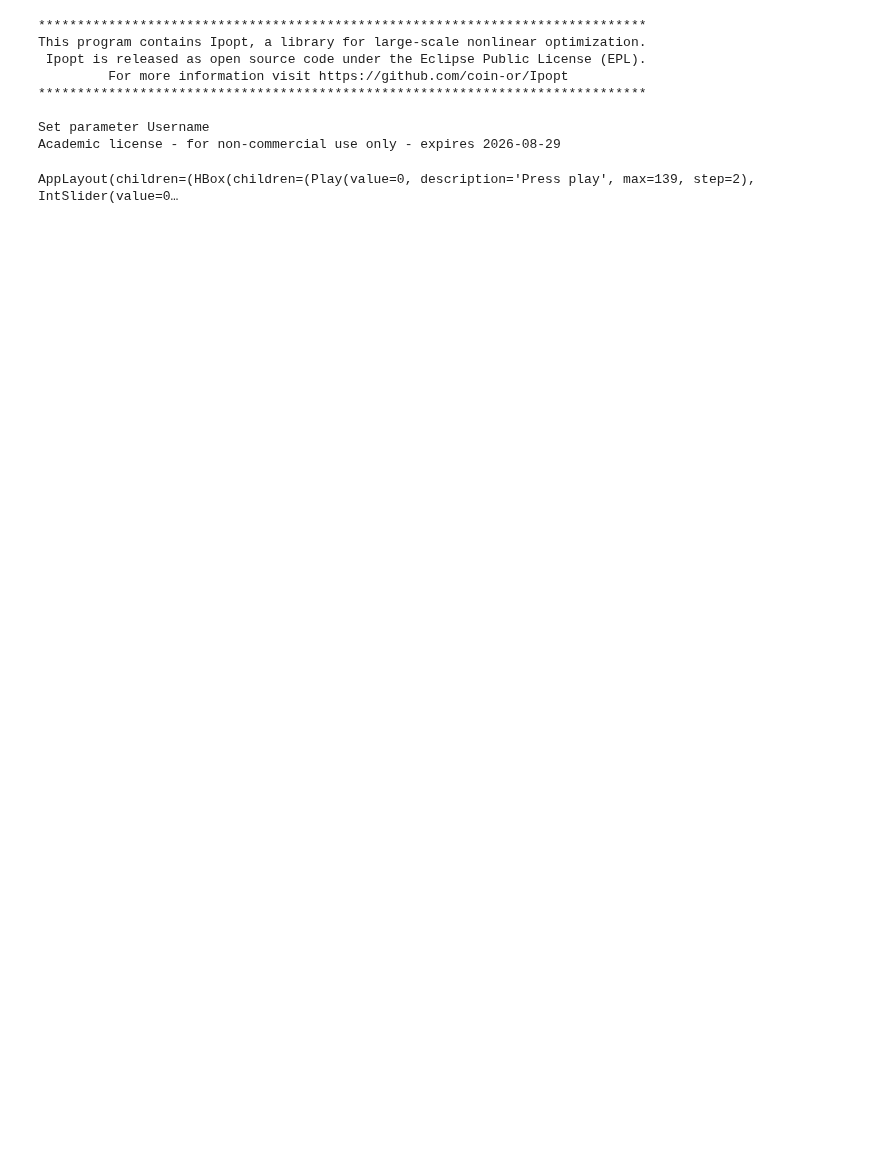
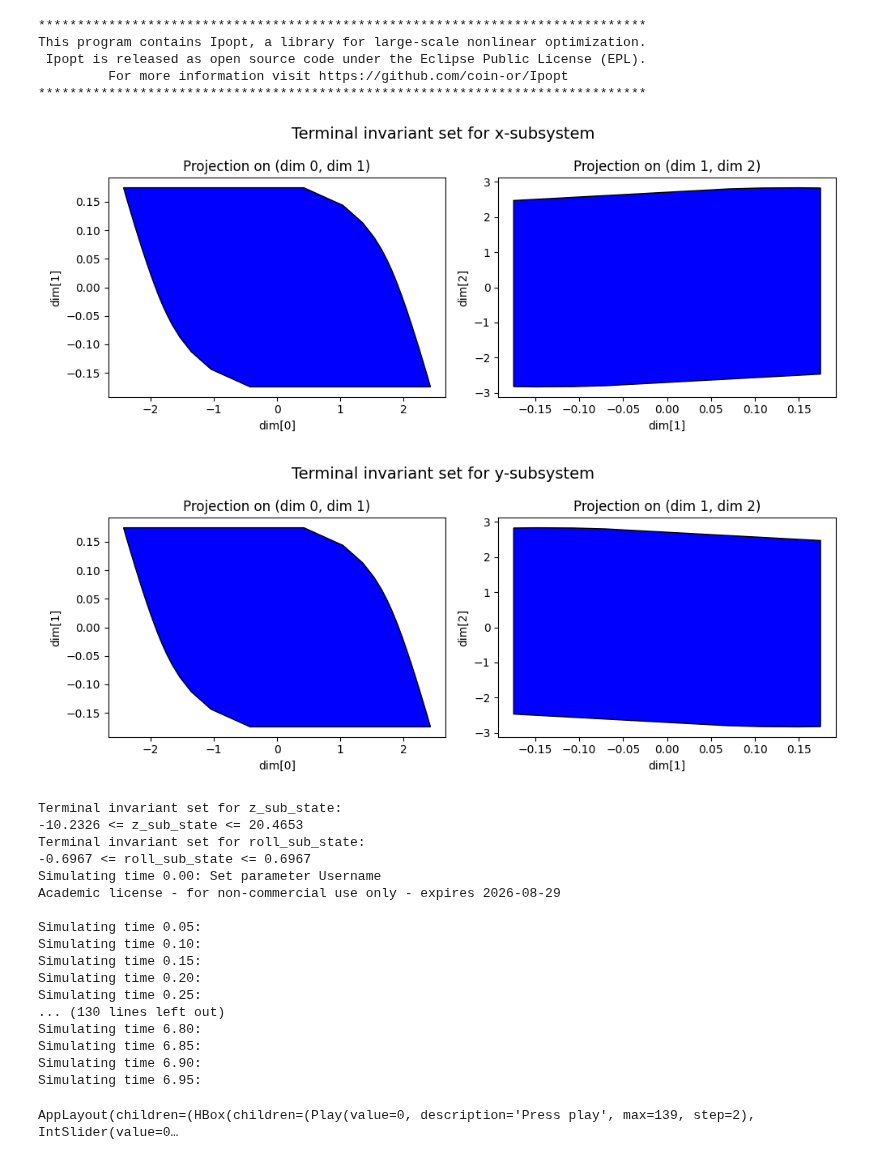
Before and after one commit to ujicrush/MPC-Course-EPFL, a Jupyter notebook: project/Deliverable_3_1/Deliverable_3_1.ipynb, the cells around one changed output. Saved outputs shown, nothing was run; the diff lists cells and outputs as text; code cells hidden in the pictures; blank space fills up the shorter version.

Commit message:
add max invariant set constraint

```diff
--- a/project/Deliverable_3_1/Deliverable_3_1.ipynb
+++ b/project/Deliverable_3_1/Deliverable_3_1.ipynb
@@ -23,30 +23,46 @@ rocket_params_path = os.path.join(parent_dir, "rocket.yaml")
 # %%
 Ts = 0.05
 sim_time = 7
 H = 2.5
 x0 = np.zeros(12) # initial state
-x0[5] = np.deg2rad(40)
+x0[5] = np.deg2rad(30)
 x0[6] = 5
 x0[7] = 5
 x0[8] = 5
 
 rocket = Rocket(Ts=Ts, model_params_filepath=rocket_params_path)
 mpc = MPCVelControl().new_controller(rocket, Ts, H)
 
 t_cl, x_cl, u_cl, t_ol, x_ol, u_ol, _ = rocket.simulate_control(
     mpc, sim_time, H, x0, method="linear"
 )
 
 vis = RocketVis(rocket, rocket_obj_path)
 vis.anim_rate = 1.0
 vis.animate(t_cl[:-1], x_cl[:, :-1], u_cl, T_ol=t_ol[..., :-1], X_ol=x_ol, U_ol=u_ol);
 # %% [output]
 ******************************************************************************
 This program contains Ipopt, a library for large-scale nonlinear optimization.
  Ipopt is released as open source code under the Eclipse Public License (EPL).
          For more information visit https://github.com/coin-or/Ipopt
 ******************************************************************************
-
-Set parameter Username
-Academic license - for non-commercial use only - expires 2026-08-29
+[figure, added]
+[figure, added]
-AppLayout(children=(HBox(children=(Play(value=0, description='Press play', max=139, step=2), IntSlider(value=0…
+Terminal invariant set for z_sub_state:
+-10.2326 <= z_sub_state <= 20.4653
+Terminal invariant set for roll_sub_state:
+-0.6967 <= roll_sub_state <= 0.6967
+Simulating time 0.00: Set parameter Username
+Academic license - for non-commercial use only - expires 2026-08-29
+
+Simulating time 0.05:
+Simulating time 0.10:
+Simulating time 0.15:
+Simulating time 0.20:
+Simulating time 0.25:
+... (130 lines left out)
+Simulating time 6.80:
+Simulating time 6.85:
+Simulating time 6.90:
+Simulating time 6.95:
+AppLayout(children=(HBox(children=(Play(value=0, description='Press play', max=139, step=2), IntSlider(value=0…
```
Also changed, not shown: 4 other files.
